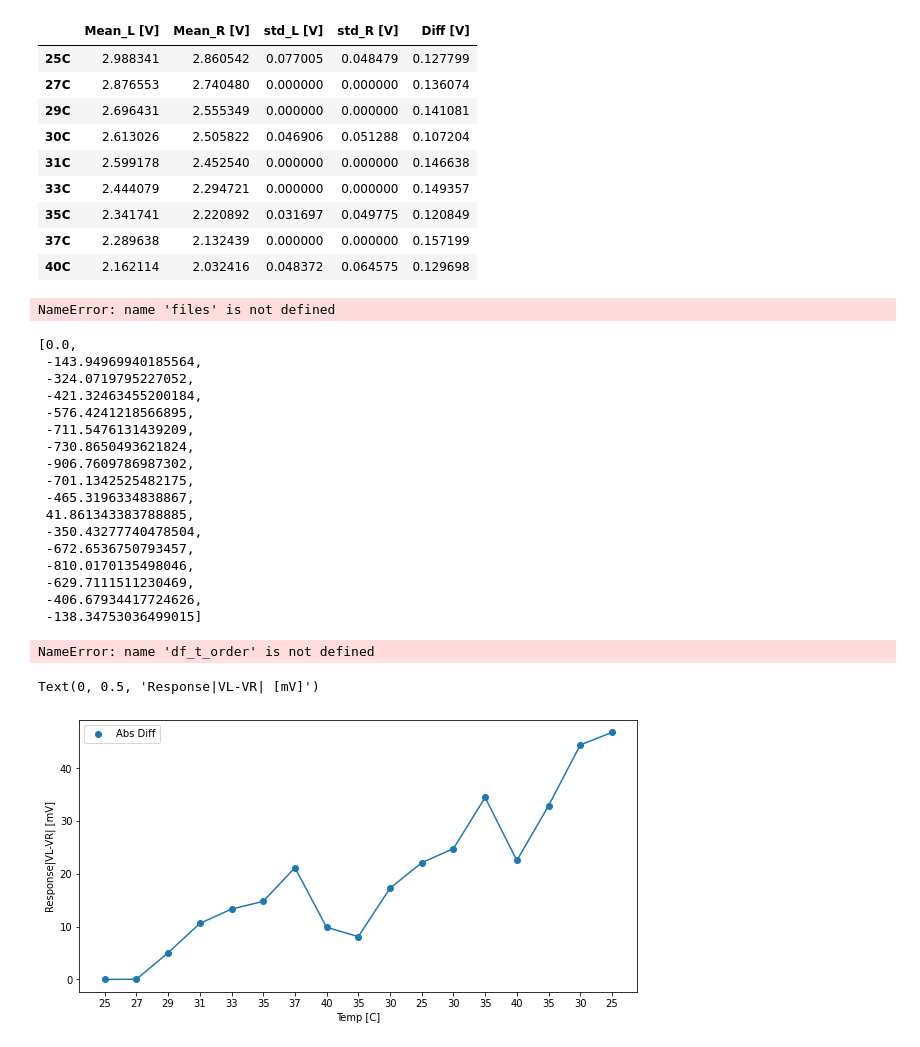
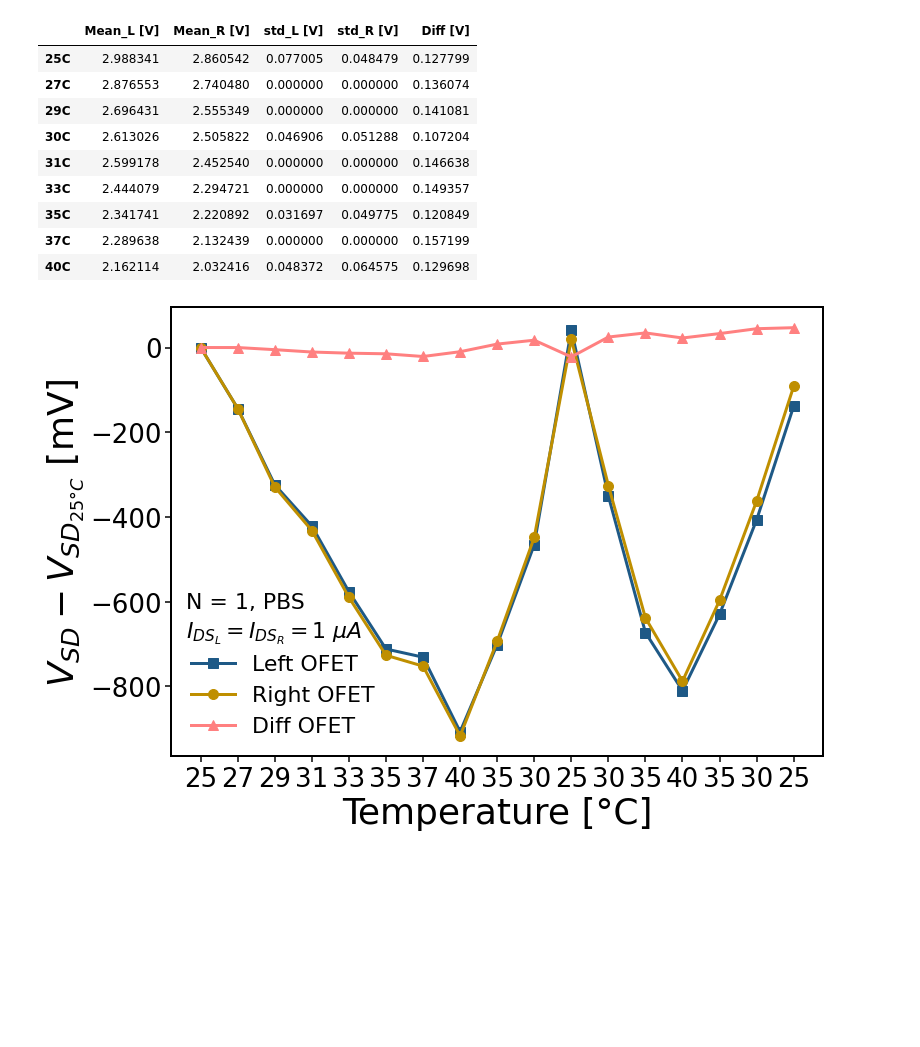
Before and after one commit to desireemaula/WearS, a Jupyter notebook: Stability_Test/TemperaturePostProc.ipynb, the cells around one changed output. Drawn from its saved outputs; the diff is of its cells as text; code cells hidden in the pictures; blank space fills up the shorter version.

```diff
--- a/Stability_Test/TemperaturePostProc.ipynb
+++ b/Stability_Test/TemperaturePostProc.ipynb
@@ -130,63 +93,35 @@ files = [os.path.join(search_dir, f) for f in files] # add path to each file
 files.sort(key=lambda x: os.path.getmtime(x))
 # %%
 df_t_order = []
-df_t_order = [pd.read_excel(excelfile) for excelfile in files if excelfile.endswith('.xls')]
+df_t_order = [pd.read_excel(xlrd.open_workbook(excelfile, logfile=open(devnull, 'w')),engine='xlrd') for excelfile in files if excelfile.endswith('.xls')]
-# %% [output]
-NameError: name 'files' is not defined
-# %%
-[(i[0] - max_t_ord[0][0]) * 1000 for i in max_t_ord]
-# %% [output]
-[0.0,
- -143.94969940185564,
- -324.0719795227052,
- -421.32463455200184,
- -576.4241218566895,
- -711.5476131439209,
- -730.8650493621824,
- -906.7609786987302,
- -701.1342525482175,
- -465.3196334838867,
- 41.861343383788885,
- -350.43277740478504,
- -672.6536750793457,
- -810.0170135498046,
- -629.7111511230469,
- -406.67934417724626,
- -138.34753036499015]
 # %%
 max_t_ord = []
 order = ['25','27','29','31','33','35','37','40','35','30','25','30','35','40','35','30','25']
 
 max_t_ord = [np.mean(k[['DrainVLeft','DrainVRight']].iloc[-5:],0) for k in df_t_order]
 
-fig, ax1 = plt.subplots(figsize=(10, 5))
+fig, ax1 = plt.subplots(figsize=(11.69, 8.26))
+
+# width of the margins
+ax1.spines['bottom'].set_linewidth(2)
+ax1.spines['top'].set_linewidth(2)
+ax1.spines['left'].set_linewidth(2)
+ax1.spines['right'].set_linewidth(2)
 plt.xticks(range(len(order)), order)
-plt.scatter(range(len(order)), [(i[0] - max_t_ord[0][0]) * 1000 for i in max_t_ord], label='Left OFET', color = col_L, linewidth = 2)
-plt.plot(range(len(order)), [(i[0] - max_t_ord[0][0]) * 1000 for i in max_t_ord], color = col_L, linewidth = 2)
-plt.scatter(range(len(order)),[(i[1]-max_t_ord[0][1])*1000 for i in max_t_ord], label = 'Right OFET', color = col_R, linewidth = 2)
-plt.plot(range(len(order)),[(i[1]-max_t_ord[0][1])*1000 for i in max_t_ord], color = col_R, linewidth = 2)
-plt.scatter(range(len(order)),abs(np.array([i[1]-max_t_ord[0][1] for i in max_t_ord]) - np.array([i[0]-max_t_ord[0][0] for i in max_t_ord]))*1000, label = 'Abs Diff OFET', color = col_diff, linewidth = 2)
-plt.plot(range(len(order)),abs(np.array([i[1]-max_t_ord[0][1] for i in max_t_ord]) - np.array([i[0]-max_t_ord[0][0] for i in max_t_ord]))*1000, color = col_diff, linewidth = 2)
 
-plt.legend()
-ax1.tick_params(axis='both', labelsize=11)
-plt.xlabel('Temperature [°C]',fontsize = 15)
-plt.ylabel('$V_{max}-V_{max25°C}$ [mV]',fontsize = 15)
-plt.savefig(r'C:\Users\Desi\Desktop\TesiStanford\ImagesThesis\timestab.jpeg')
+plt.plot(range(len(order)), [(i[0] - max_t_ord[0][0]) * 1000 for i in max_t_ord], label = 'Left OFET', color = col_L,linewidth = 3, marker = 's', markersize = 10)
+plt.plot(range(len(order)),[(i[1]-max_t_ord[0][1])*1000 for i in max_t_ord], label = 'Right OFET', color = col_R,linewidth = 3, marker = 'o', markersize = 10)
+plt.plot(range(len(order)),(np.array([i[1]-max_t_ord[0][1] for i in max_t_ord]) - np.array([i[0]-max_t_ord[0][0] for i in max_t_ord]))*1000, label = 'Diff OFET', color = col_diff,linewidth = 3, marker = '^', markersize = 10)
+
+ax1.tick_params(axis='both', width=1.5,length=6,labelsize=26)
+plt.legend(fontsize = 22, frameon=False)
+plt.text(-0.4, -615, 'N = 1, PBS', fontsize = 22)
+plt.text(-0.4, -685, '$I_{DS_L} = I_{DS_R} = 1\ \mu A$', fontsize = 22)
+plt.xlabel('Temperature [°C]',fontsize = 36)
+plt.ylabel('$V_{SD}-V_{SD_{25°C}}$ [mV]',fontsize = 36)
+plt.savefig(r'C:\Users\Desi\Desktop\TesiStanford\ImagesThesis\timestab.jpeg',bbox_inches='tight', dpi = 1200)
 # %% [output]
-NameError: name 'df_t_order' is not defined
+[figure, added]
-# %%
-fig, ax1 = plt.subplots(figsize=(10, 5))
-plt.xticks(range(len(order)), order)
-plt.scatter(range(len(order)),abs(np.array([i[1]-max_t_ord[0][1] for i in max_t_ord]) - np.array([i[0]-max_t_ord[0][0] for i in max_t_ord]))*1000, label = 'Abs Diff')
-plt.plot(range(len(order)),abs(np.array([i[1]-max_t_ord[0][1] for i in max_t_ord]) - np.array([i[0]-max_t_ord[0][0] for i in max_t_ord]))*1000)
-
-plt.legend()
-plt.xlabel('Temp [C]')
-plt.ylabel('Response|VL-VR| [mV]')
-# %% [output]
-Text(0, 0.5, 'Response|VL-VR| [mV]')
-[figure, removed]
 # %%
 # saving data in clsx format
 
```
Also changed, not shown: parts of 8 cells of this notebook.
